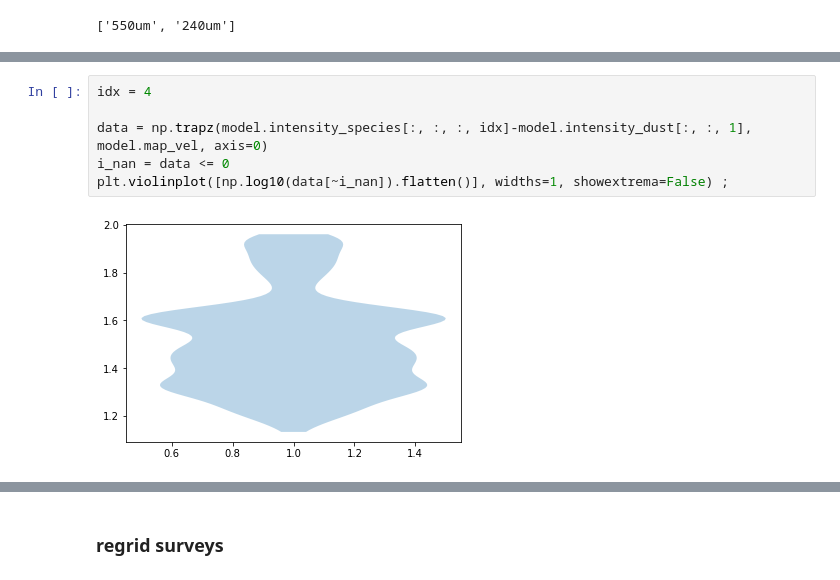
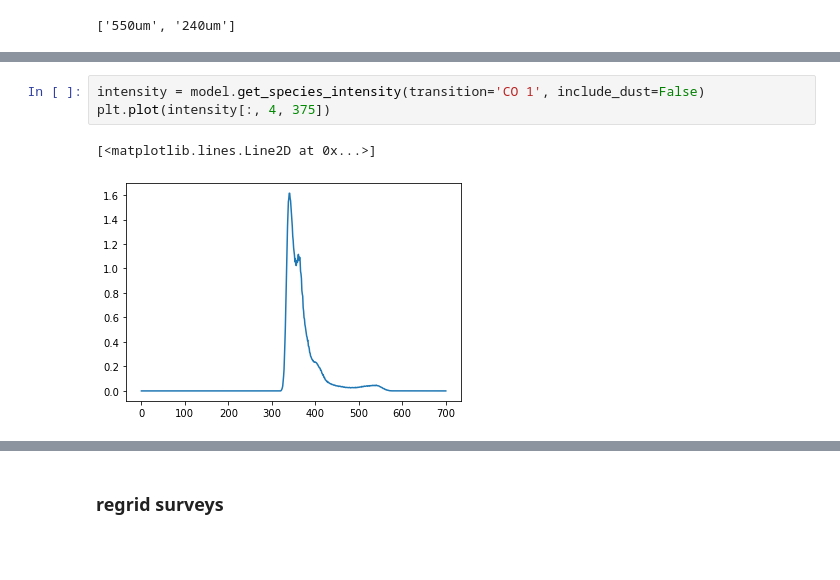
Before and after one commit to CraigYanitski/kosmatau3d, a Jupyter notebook: notebooks/model selection/model_comparison.ipynb, the cells around one changed output, grey strips where cells are left out. Saved outputs shown, nothing was run; the diff lists cells and outputs as text; blank space fills up the shorter version.

```diff
--- a/notebooks/model selection/model_comparison.ipynb
+++ b/notebooks/model selection/model_comparison.ipynb
@@ -317,8 +252,6 @@ plt.violinplot([np.log10(data[~i_nan]).flatten()], widths=1, showextrema=False)
-# %%
-idx = 4
-
-data = np.trapz(model.intensity_species[:, :, :, idx]-model.intensity_dust[:, :, 1], model.map_vel, axis=0)
-i_nan = data <= 0
-plt.violinplot([np.log10(data[~i_nan]).flatten()], widths=1, showextrema=False) ;
-# %% [output]
-[figure, removed]
+# %%
+intensity = model.get_species_intensity(transition='CO 1', include_dust=False)
+plt.plot(intensity[:, 4, 375])
+# %% [output]
+[<matplotlib.lines.Line2D at 0x...>]
+[figure, added]
```
Also changed, not shown: parts of 29 cells of this notebook, 3 other files.
